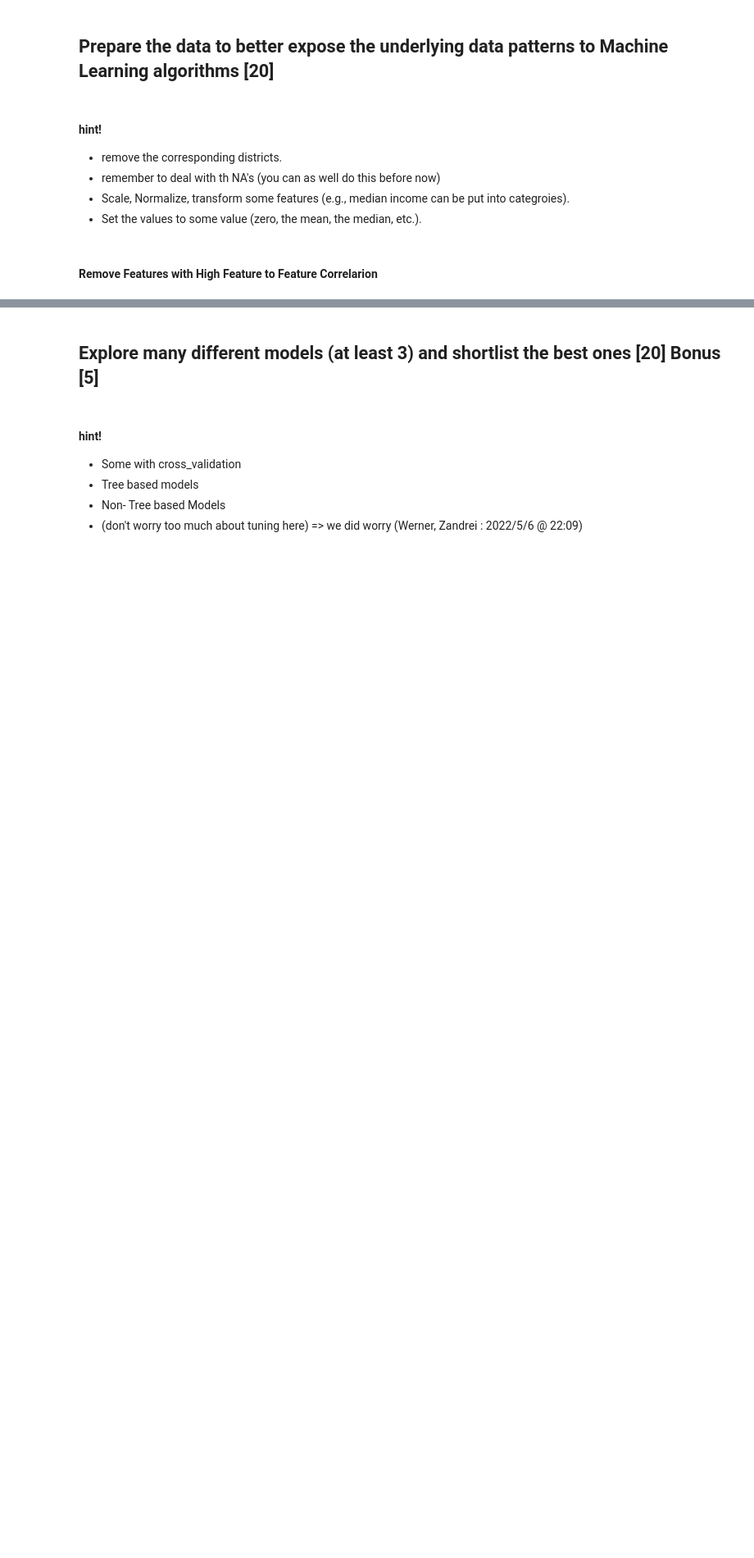
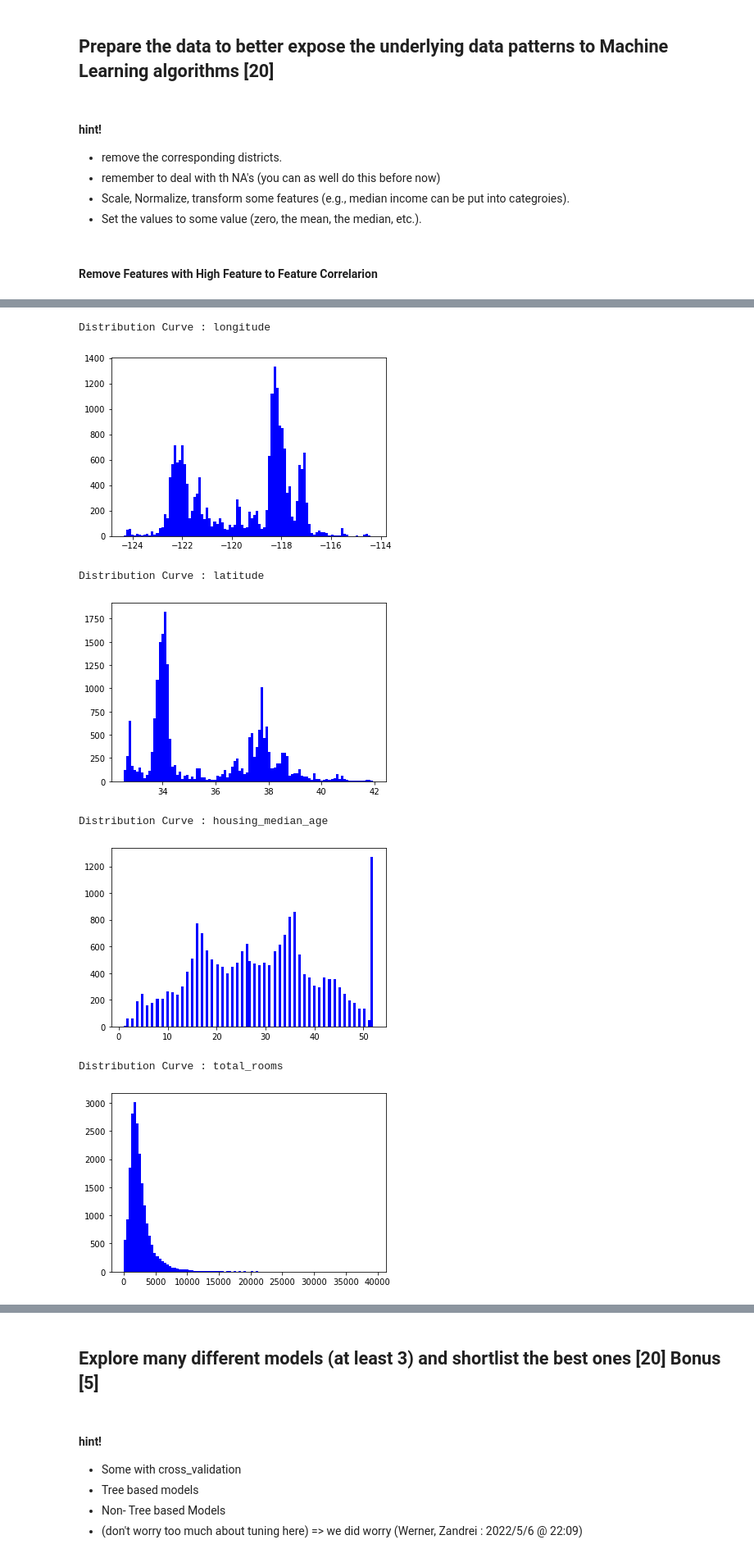
Before and after one commit to WernerPret/MLG382_Project, a Jupyter notebook: Western Cape Investment Model.ipynb, the cells around one changed output, grey strips where cells are left out. Shown at 82% size. Cells and saved outputs as stored; diff of their text form; code cells hidden in the pictures; blank space fills up the shorter version.

```diff
--- a/Western Cape Investment Model.ipynb
+++ b/Western Cape Investment Model.ipynb
@@ -254,6 +228,0 @@ sns.heatmap(corr_matrix_feats, annot = True, cmap = "RdBu_r")
-# %%
-# Loop through each column and plot histogram
-for column in home_data.drop(columns = ohe_prox.columns).columns:
-    print(column)
-    plt.hist(home_data[column], bins = 100)
-    plt.show()
@@ -359,0 +295,14 @@ Index(['median_income', 'INLAND', '<1H OCEAN', 'NEAR BAY', 'latitude',
+# %%
+for column in home_data.columns:
+    print(f"\nDistribution Curve : {column}\n")
+    plt.hist(home_data[column], bins = 100,color='b')
+    plt.show()
+# %% [output]
+Distribution Curve : longitude
+[figure, added]
+Distribution Curve : latitude
+[figure, added]
+Distribution Curve : housing_median_age
+[figure, added]
+Distribution Curve : total_rooms
+[figure, added]
```
Also changed, not shown: parts of 198 cells of this notebook.
